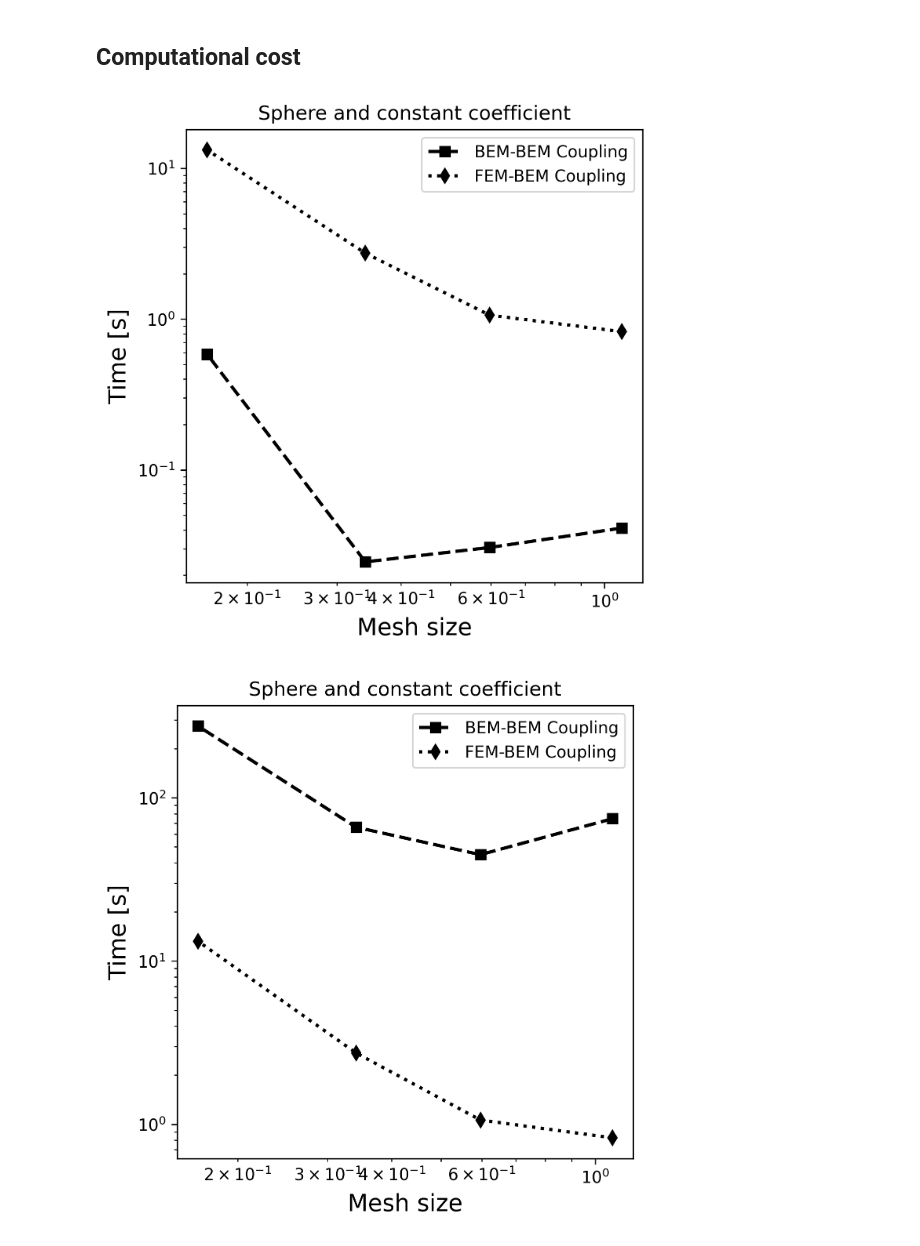
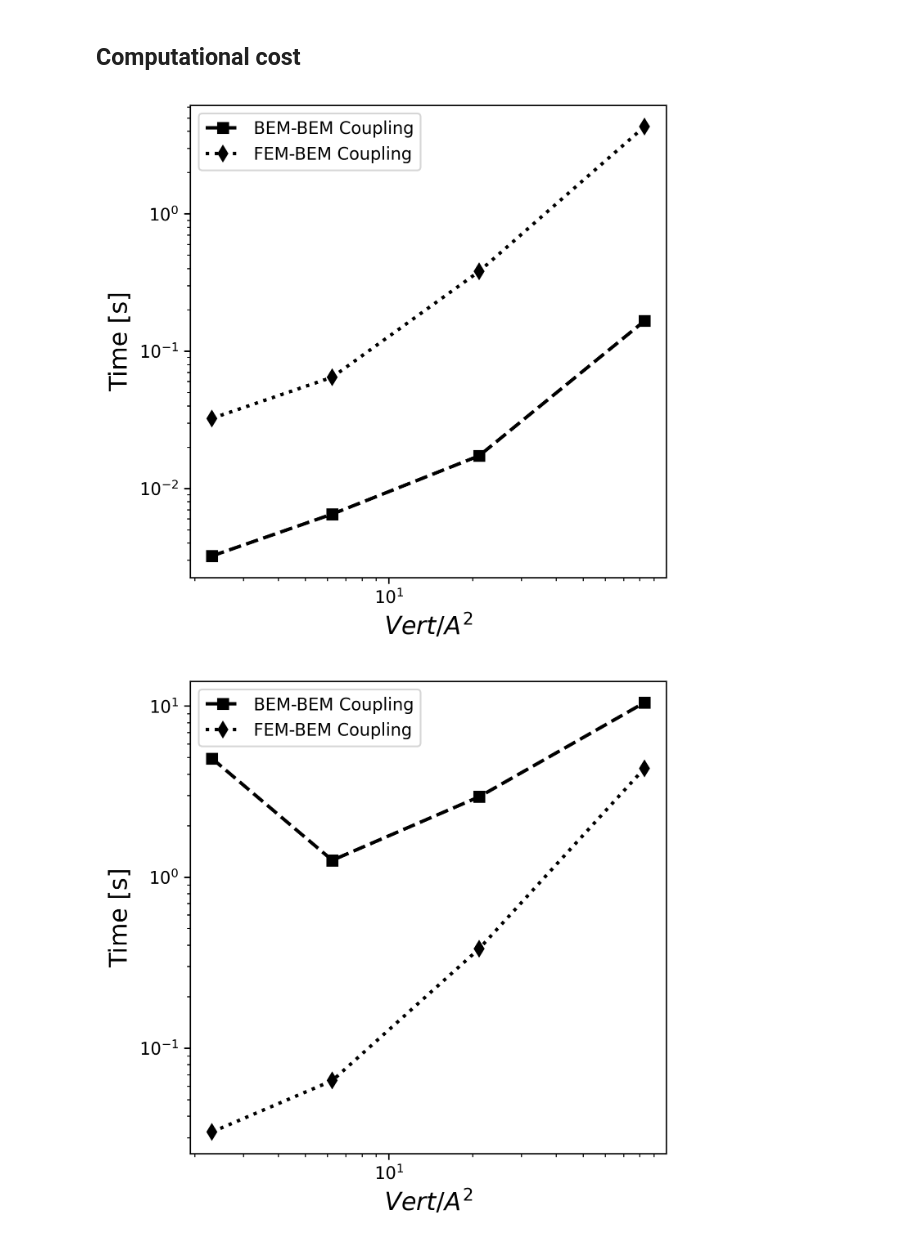
Before and after one commit to MichalBosy/FEM_BEM_coupling, a Jupyter notebook: Poisson-Boltzmann/BEM_BEM_Sphere_Const_Perm.ipynb, the cells around one changed output. Saved outputs shown, nothing was run; the diff lists cells and outputs as text; code cells hidden in the pictures.

```diff
--- a/Poisson-Boltzmann/BEM_BEM_Sphere_Const_Perm.ipynb
+++ b/Poisson-Boltzmann/BEM_BEM_Sphere_Const_Perm.ipynb
@@ -152,7 +152,7 @@ from bempp.api.operators.boundary import sparse, laplace, modified_helmholtz
 from bempp.api.operators.potential import laplace as lp
 
 # Solver data #
-tol = 1e-06         # Tolerance
+tol = 1e-05        # Tolerance
 fmm = 0             # Use FMM
 
 # Problem data #
@@ -161,7 +161,7 @@ PC=np.array([[1,0,0],[0.7,0.7,0],[-0.5,-0.5,0]])       # Points of charges
 R = np.array([2., 2., 2.])                             # Radiuses
 w = 0.1250                                             # kappa
 es = 80.                                               # External permitivity (solvant)
-em = 4.                                                # Internal permitivity (molecule)
+em = 2.                                                # Internal permitivity (molecule)
 
 ec = 1.602176e-19 #[C]
 kb = 1.380648e-23 #[J/K]
@@ -177,6 +177,7 @@ time_set = []
 
 # Iteratotion for mesh #
 grid_size = [0, 1, 2, 3]#, 4]#, 5, 6]
+vertA2 = [2.31, 6.26, 21.13, 83.24]#, 315.03]
 
 # Analytical solvation energy #
 from an_solution import an_P
@@ -344,23 +302,24 @@ plt.show()
 # %%
 log_mesh_size = np.log(mesh_size)
 
 with open('FEM_BEM_Sphere_Const_time.npy', 'rb') as f:
      FEM_BEM_solv_time = np.load(f)
 
 # with open('Hybrid_FEM_BEM_Sphere_Const_time.npy', 'rb') as f:
 #      Hybrid_FEM_BEM_solv_time = np.load(f)
 
 plt.figure( figsize=(5, 5), dpi=300)
-plt.loglog(mesh_size, time_solve, 'ks--', linewidth=2, label='BEM-BEM Coupling')
-plt.loglog(mesh_size, FEM_BEM_solv_time, 'kd:', linewidth=2, label='FEM-BEM Coupling')
+plt.loglog(vertA2, time_solve, 'ks--', linewidth=2, label='BEM-BEM Coupling')
+plt.loglog(vertA2, FEM_BEM_solv_time, 'kd:', linewidth=2, label='FEM-BEM Coupling')
 # plt.loglog(mesh_size, Hybrid_FEM_BEM_solv_time, 'ko-.', linewidth=2, label='Hybrid FEM-BEM Coupling')
-plt.legend(loc='upper right')
-plt.title('Sphere and constant coefficient')
-plt.xlabel('Mesh size', fontsize='x-large')
+plt.legend(loc='best')
+# plt.title('Sphere and constant coefficient')
+# plt.xlabel('Mesh size', fontsize='x-large')
+plt.xlabel('$Vert/A^2$', fontsize='x-large')
 plt.ylabel('Time [s]', fontsize='x-large')
 plt.show()
 # %% [output]
-[figure, old version]
+[figure, new version]
 # %%
 log_mesh_size = np.log(mesh_size)
 
@@ -371,13 +330,14 @@ with open('FEM_BEM_Sphere_Const_time_assemble.npy', 'rb') as f:
 #      Hybrid_FEM_BEM_solv_time = np.load(f)
 
 plt.figure( figsize=(5, 5), dpi=300)
-plt.loglog(mesh_size, time_set, 'ks--', linewidth=2, label='BEM-BEM Coupling')
-plt.loglog(mesh_size, FEM_BEM_solv_time, 'kd:', linewidth=2, label='FEM-BEM Coupling')
+plt.loglog(vertA2, time_set, 'ks--', linewidth=2, label='BEM-BEM Coupling')
+plt.loglog(vertA2, FEM_BEM_solv_time, 'kd:', linewidth=2, label='FEM-BEM Coupling')
 # plt.loglog(mesh_size, Hybrid_FEM_BEM_solv_time, 'ko-.', linewidth=2, label='Hybrid FEM-BEM Coupling')
 plt.legend(loc='best')
-plt.title('Sphere and constant coefficient')
-plt.xlabel('Mesh size', fontsize='x-large')
+# plt.title('Sphere and constant coefficient')
+# plt.xlabel('Mesh size', fontsize='x-large')
+plt.xlabel('$Vert/A^2$', fontsize='x-large')
 plt.ylabel('Time [s]', fontsize='x-large')
 plt.show()
 # %% [output]
-[figure, old version]
+[figure, new version]
```
Also changed, not shown: parts of 3 cells of this notebook, 54 other files.
